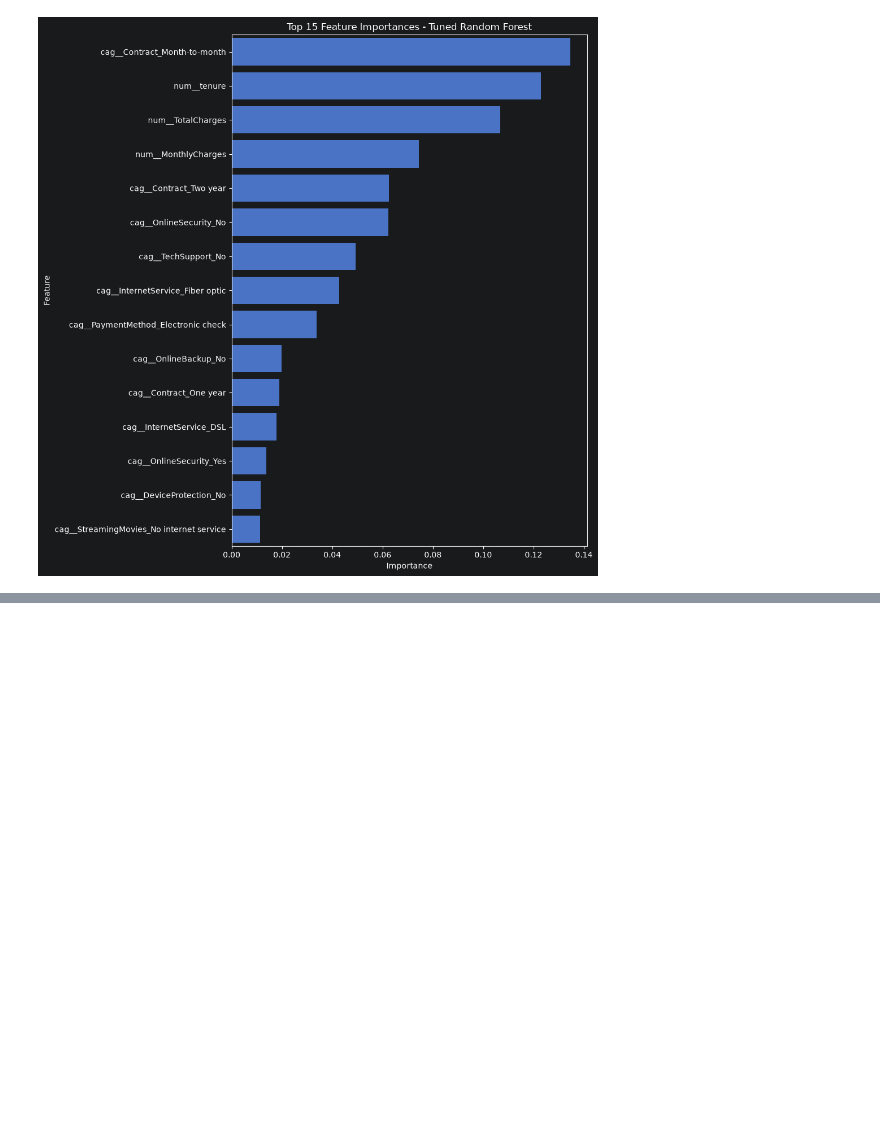
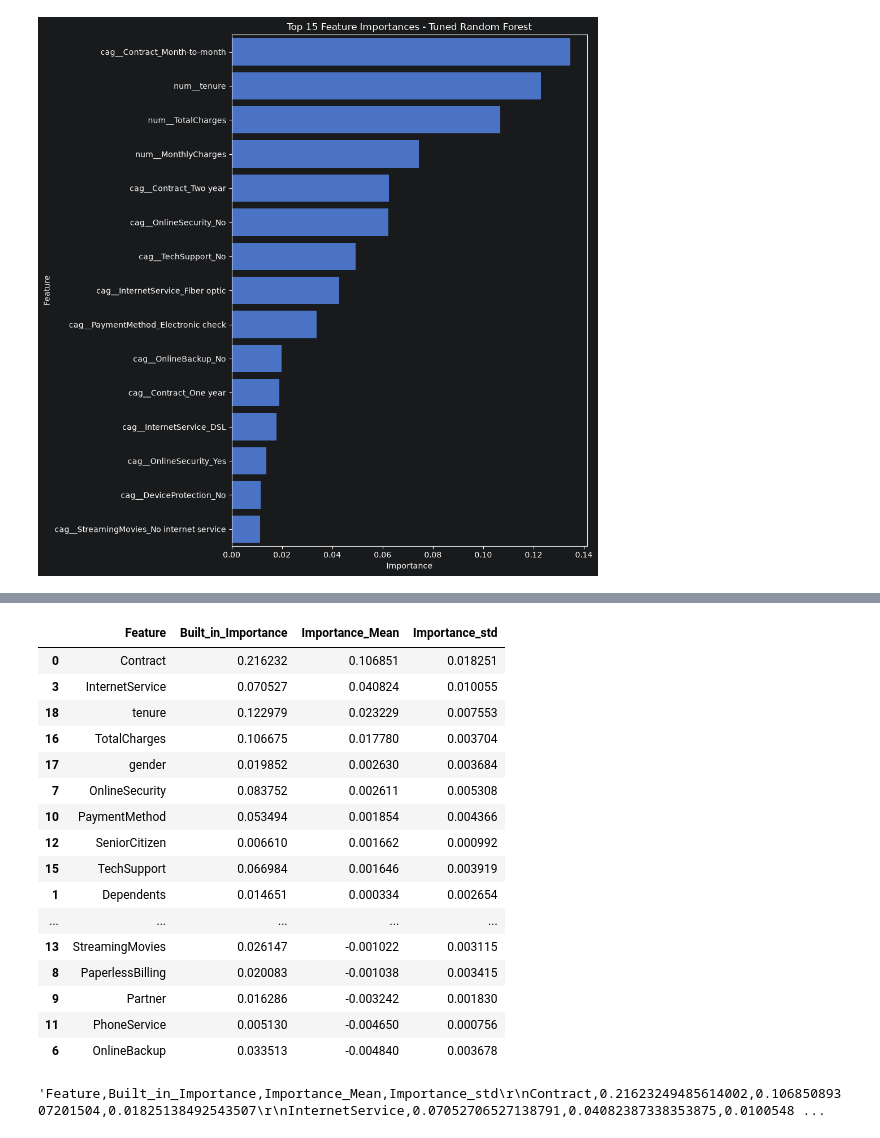
Before and after one commit to Juli-af/customer-churn-prediction, a Jupyter notebook: notebooks/01_data_inspection.ipynb, the cells around one changed output, grey strips where cells are left out. Cells and saved outputs as stored; diff of their text form; code cells hidden in the pictures; blank space fills up the shorter version.

```diff
--- a/notebooks/01_data_inspection.ipynb
+++ b/notebooks/01_data_inspection.ipynb
@@ -730,0 +773,31 @@ permutation_df.head(15)
+# %%
+importance_comparison = builtin_grouped.merge(
+    permutation_df,
+    on = "Feature",
+    how = "inner"
+)
+importance_comparison = importance_comparison.sort_values(
+    by="Importance_Mean",
+    ascending = False
+)
+display(importance_comparison.head(19))
+display(importance_comparison.to_csv(index = False))
+# %% [output]
+|  | Feature | Built_in_Importance | Importance_Mean | Importance_std |
+| 0 | Contract | 0.216232 | 0.106851 | 0.018251 |
+| 3 | InternetService | 0.070527 | 0.040824 | 0.010055 |
+| 18 | tenure | 0.122979 | 0.023229 | 0.007553 |
+| 16 | TotalCharges | 0.106675 | 0.017780 | 0.003704 |
+| 17 | gender | 0.019852 | 0.002630 | 0.003684 |
+| 7 | OnlineSecurity | 0.083752 | 0.002611 | 0.005308 |
+| 10 | PaymentMethod | 0.053494 | 0.001854 | 0.004366 |
+| 12 | SeniorCitizen | 0.006610 | 0.001662 | 0.000992 |
+| 15 | TechSupport | 0.066984 | 0.001646 | 0.003919 |
+| 1 | Dependents | 0.014651 | 0.000334 | 0.002654 |
+| ... | ... | ... | ... | ... |
+| 13 | StreamingMovies | 0.026147 | -0.001022 | 0.003115 |
+| 8 | PaperlessBilling | 0.020083 | -0.001038 | 0.003415 |
+| 9 | Partner | 0.016286 | -0.003242 | 0.001830 |
+| 11 | PhoneService | 0.005130 | -0.004650 | 0.000756 |
+| 6 | OnlineBackup | 0.033513 | -0.004840 | 0.003678 |
+'Feature,Built_in_Importance,Importance_Mean,Importance_std\r\nContract,0.21623249485614002,0.10685089307201504,0.01825138492543507\r\nInternetService,0.07052706527138791,0.04082387338353875,0.0100548 ...
```
Also changed, not shown: parts of 5 cells of this notebook.
